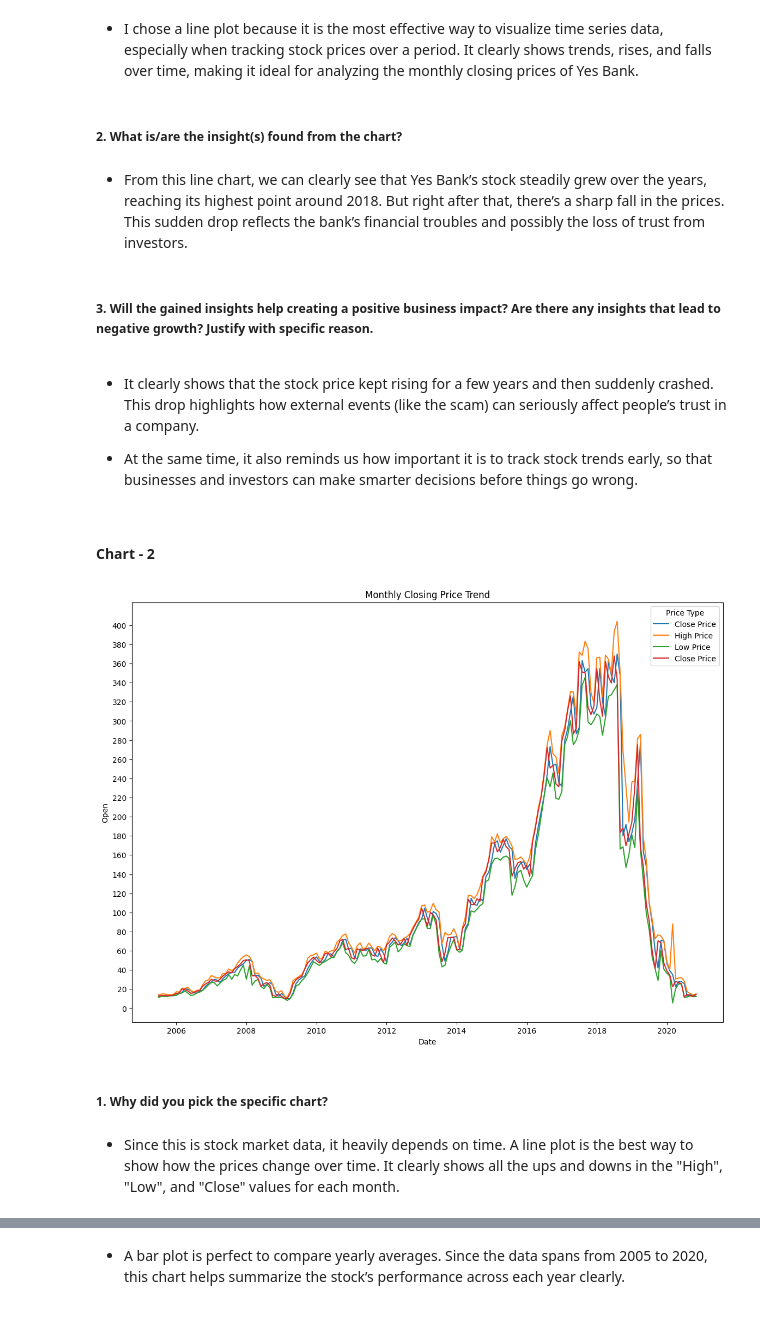
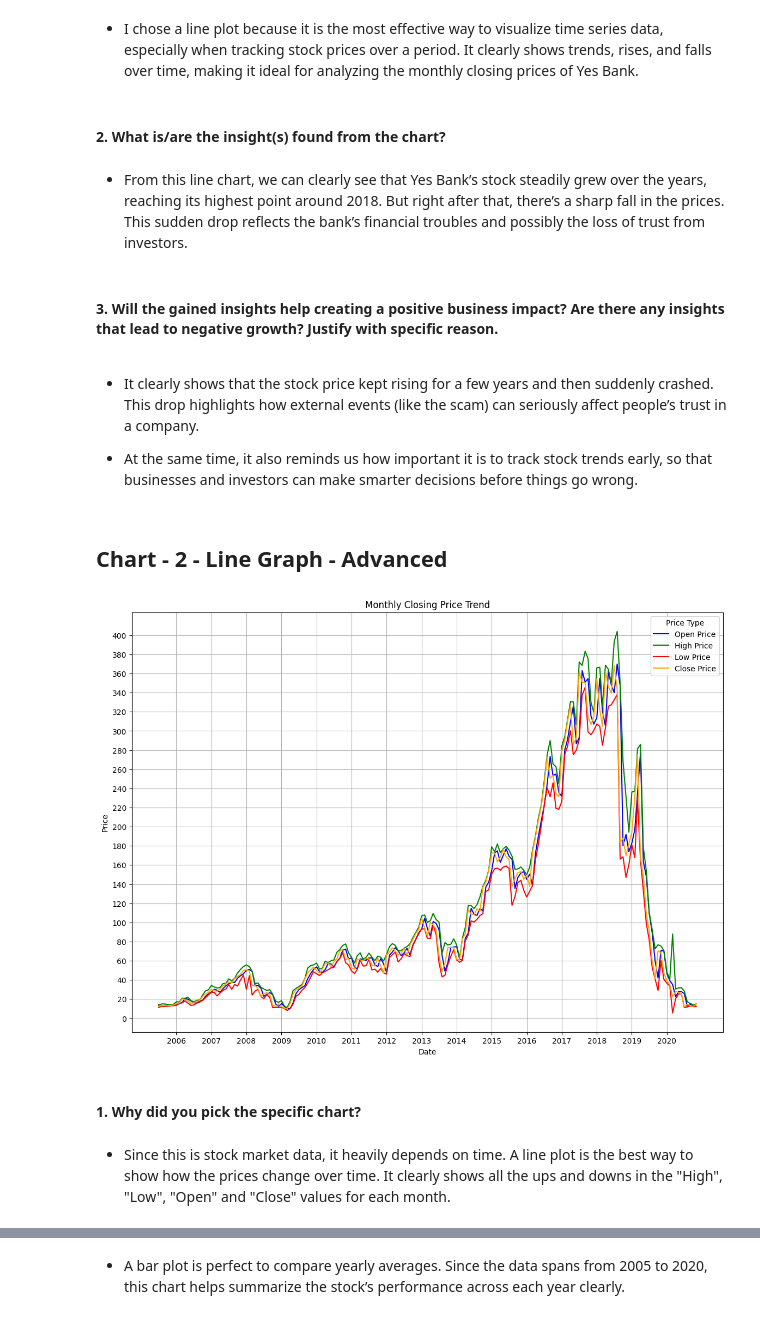
Before and after one commit to Vaisakh-Nirupam/Yes_Bank_Stock_Closing_Price_Prediction, a Jupyter notebook: Yes_Bank_Stock_Prediction.ipynb, the cells around one changed output, grey strips where cells are left out. Saved outputs shown, nothing was run; the diff lists cells and outputs as text; code cells hidden in the pictures.

```diff
--- a/Yes_Bank_Stock_Prediction.ipynb
+++ b/Yes_Bank_Stock_Prediction.ipynb
@@ -208,32 +221,39 @@ plt.show()
 # %% [markdown]
 - I chose a line plot because it is the most effective way to visualize time series data, especially when tracking stock prices over a period. It clearly shows trends, rises, and falls over time, making it ideal for analyzing the monthly closing prices of Yes Bank.
 # %% [markdown]
-##### 2. What is/are the insight(s) found from the chart?
+#### 2. What is/are the insight(s) found from the chart?
 # %% [markdown]
 - From this line chart, we can clearly see that Yes Bank’s stock steadily grew over the years, reaching its highest point around 2018. But right after that, there’s a sharp fall in the prices. This sudden drop reflects the bank’s financial troubles and possibly the loss of trust from investors.
 # %% [markdown]
-##### 3. Will the gained insights help creating a positive business impact? Are there any insights that lead to negative growth? Justify with specific reason.
+#### 3. Will the gained insights help creating a positive business impact? Are there any insights that lead to negative growth? Justify with specific reason.
 # %% [markdown]
 - It clearly shows that the stock price kept rising for a few years and then suddenly crashed. This drop highlights how external events (like the scam) can seriously affect people’s trust in a company.
 
 - At the same time, it also reminds us how important it is to track stock trends early, so that businesses and investors can make smarter decisions before things go wrong.
 # %% [markdown]
-#### Chart - 2
+## Chart - 2 - Line Graph - Advanced
 # %%
 # Chart - 2 visualization code
 plt.figure(figsize=(14,10))
 plt.title('Monthly Closing Price Trend')
-sns.lineplot(data=df, x='Date', y='Open', label='Close Price')
-sns.lineplot(data=df, x='Date', y='High', label='High Price')
-sns.lineplot(data=df, x='Date', y='Low', label='Low Price')
-sns.lineplot(data=df, x='Date', y='Close', label='Close Price')
+
+sns.lineplot(data=df, x='Date', y='Open', label='Open Price', color='blue')
+sns.lineplot(data=df, x='Date', y='High', label='High Price', color='green')
+sns.lineplot(data=df, x='Date', y='Low', label='Low Price', color='red')
+sns.lineplot(data=df, x='Date', y='Close', label='Close Price', color='orange')
 plt.legend(title='Price Type')
-plt.yticks(range(0,401,20))
+
+plt.yticks(range(0, 401, 20))
+plt.xticks(ticks=pd.date_range(start=df['Date'].min(), end=df['Date'].max(), freq='YS'),
+           labels=pd.date_range(start=df['Date'].min(), end=df['Date'].max(), freq='YS').year)
+plt.xlabel("Date")
+plt.ylabel("Price")
+plt.grid(True)
 plt.show()
 # %% [output]
-[figure, old version]
+[figure, new version]
 # %% [markdown]
-##### 1. Why did you pick the specific chart?
+#### 1. Why did you pick the specific chart?
 # %% [markdown]
-- Since this is stock market data, it heavily depends on time. A line plot is the best way to show how the prices change over time. It clearly shows all the ups and downs in the "High", "Low", and "Close" values for each month.
+- Since this is stock market data, it heavily depends on time. A line plot is the best way to show how the prices change over time. It clearly shows all the ups and downs in the "High", "Low", "Open" and "Close" values for each month.
 # %% [markdown]
```
Also changed, not shown: parts of 135 cells of this notebook.
